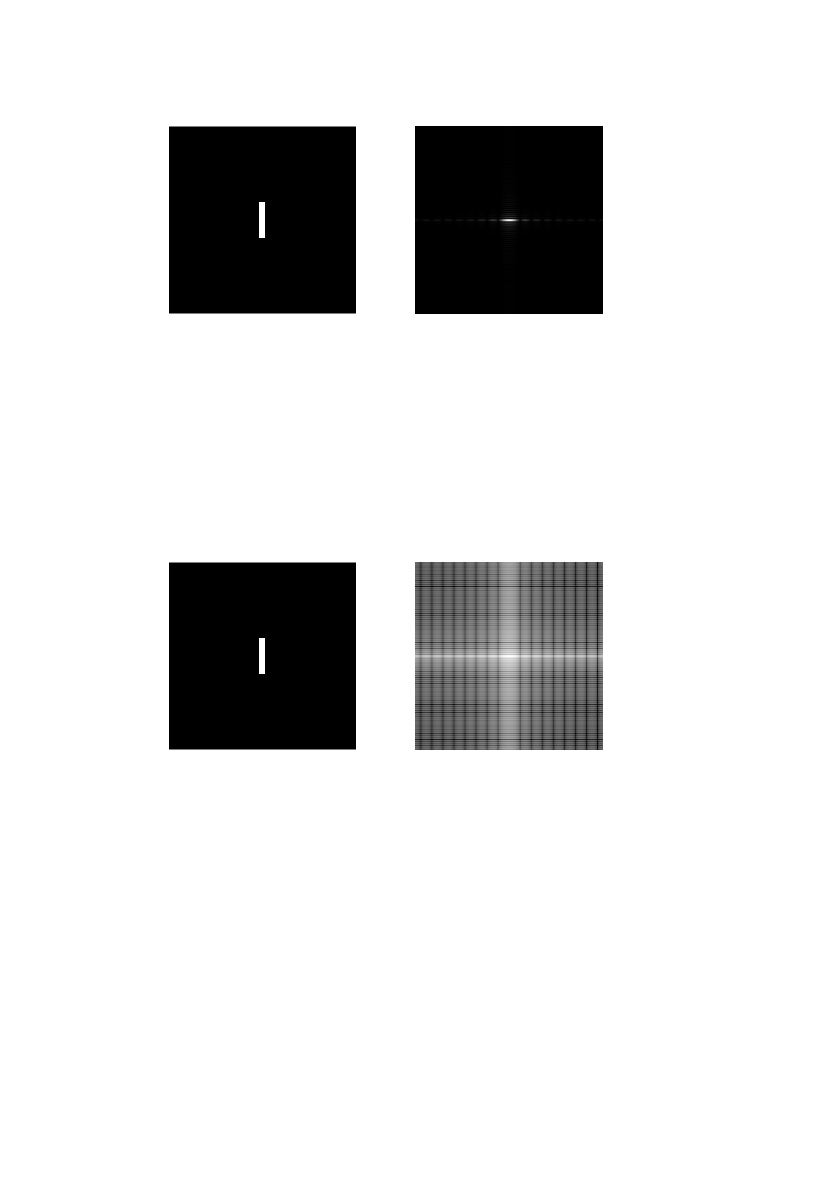
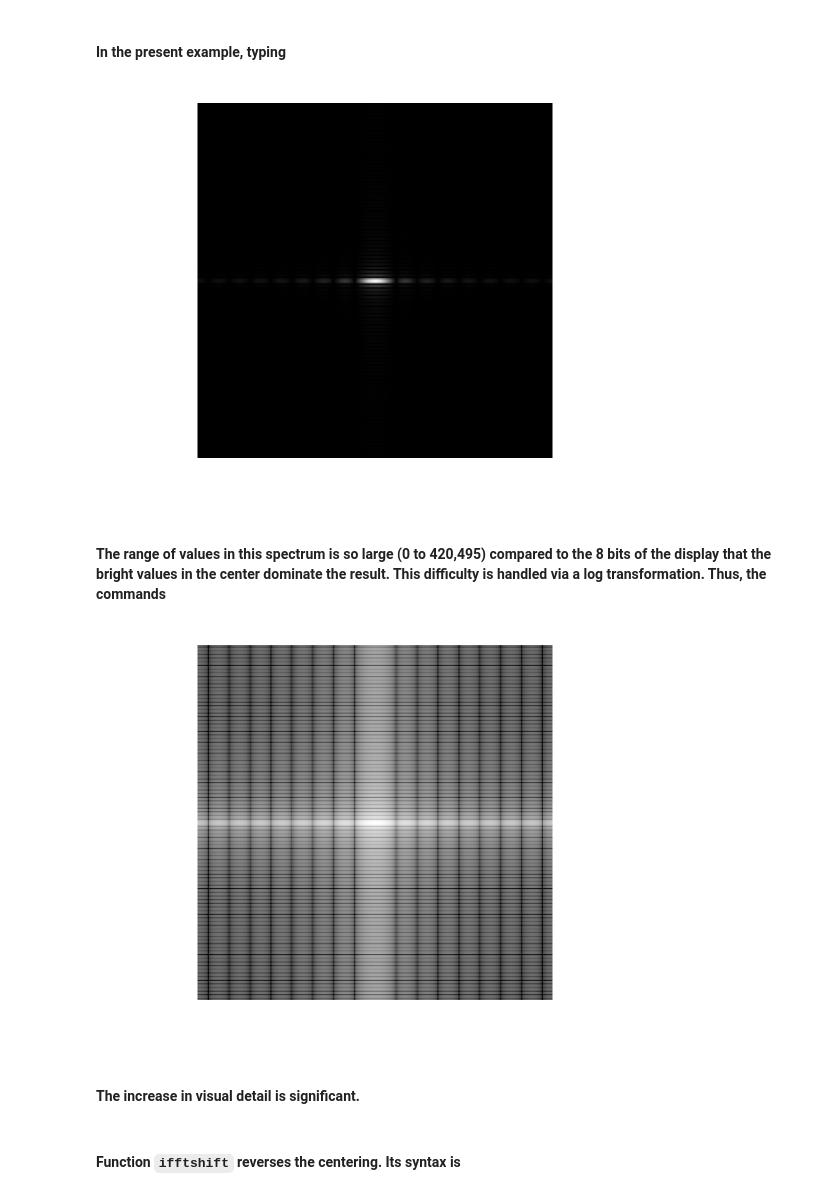
Before and after one commit to SunYufei/dipum2e, a Jupyter notebook: Chapter 3/3.2.ipynb, the cells around one changed output. Drawn from its saved outputs; the diff is of its cells as text; code cells hidden in the pictures; blank space fills up the shorter version.

```diff
--- a/Chapter 3/3.2.ipynb
+++ b/Chapter 3/3.2.ipynb
@@ -11,12 +44,18 @@ subplot(122), imshow(S, []);
+# %% [markdown]
+#### In the present example, typing
 # %%
 Fc = fftshift(F);
-subplot(121), imshow(f);
-subplot(122), imshow(abs(Fc), []);
+imshow(abs(Fc), []);
 # %% [output]
-[figure, old version]
+[figure, new version]
+# %% [markdown]
+#### The range of values in this spectrum is so large (0 to 420,495) compared to the 8 bits of the display that the bright values in the center dominate the result. This difficulty is handled via a log transformation. Thus, the commands
 # %%
 S2 = log(1 + abs(Fc));
-subplot(121), imshow(f);
-subplot(122), imshow(S2, []);
+imshow(S2, []);
 # %% [output]
-[figure, old version]
+[figure, new version]
+# %% [markdown]
+#### The increase in visual detail is significant.
+# %% [markdown]
+#### Function `ifftshift` reverses the centering. Its syntax is
```
Also changed, not shown: parts of 28 cells of this notebook.
